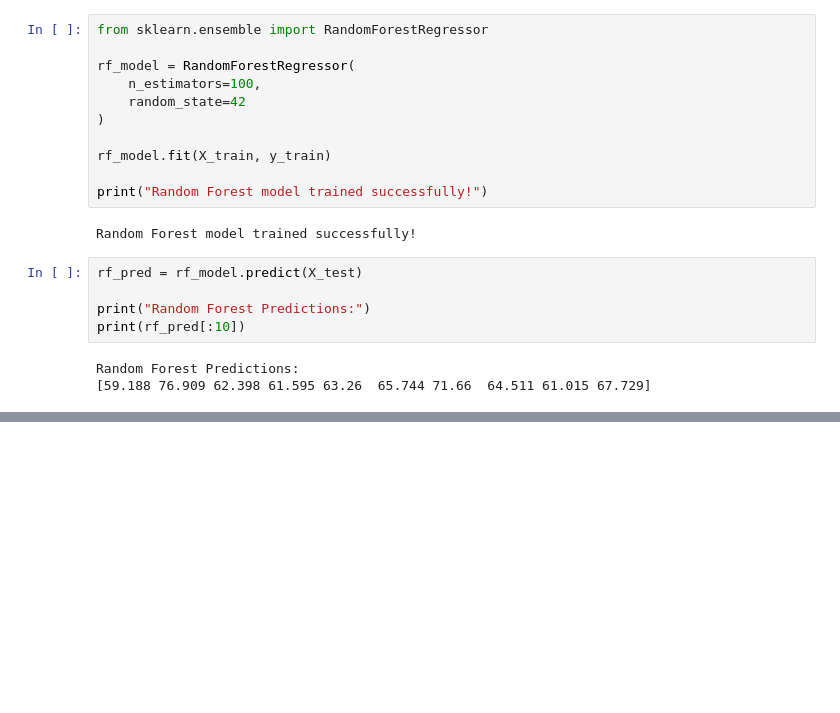
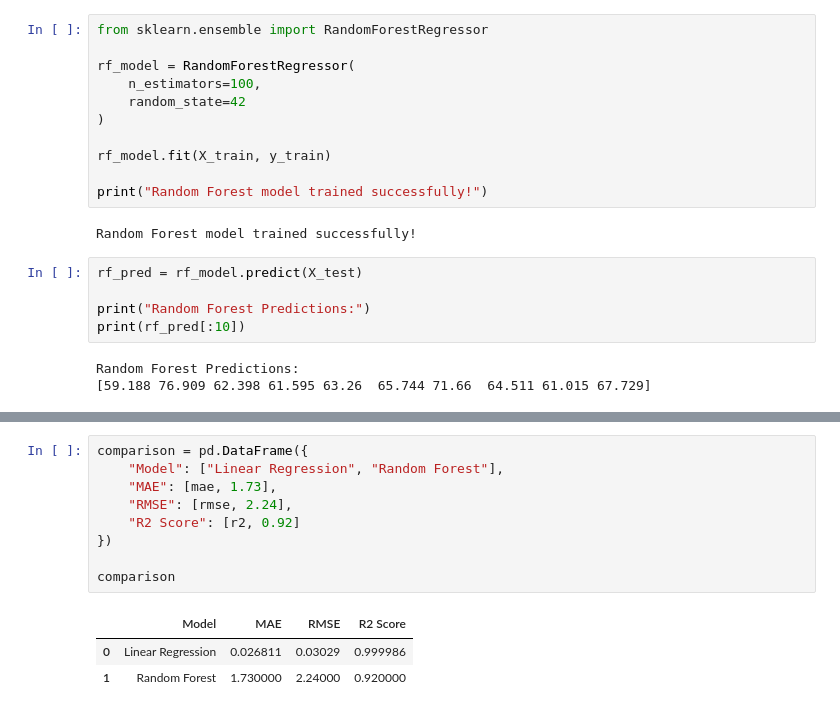
Before and after one commit to Dilini8888/student-performance-prediction, a Jupyter notebook: Student_Performance_Prediction.ipynb, the cells around one changed output, grey strips where cells are left out. Drawn from its saved outputs; the diff is of its cells as text; blank space fills up the shorter version.

```diff
--- a/Student_Performance_Prediction.ipynb
+++ b/Student_Performance_Prediction.ipynb
@@ -332,0 +435,13 @@ Random Forest Predictions:
+# %%
+comparison = pd.DataFrame({
+    "Model": ["Linear Regression", "Random Forest"],
+    "MAE": [mae, 1.73],
+    "RMSE": [rmse, 2.24],
+    "R2 Score": [r2, 0.92]
+})
+
+comparison
+# %% [output]
+|  | Model | MAE | RMSE | R2 Score |
+| 0 | Linear Regression | 0.026811 | 0.03029 | 0.999986 |
+| 1 | Random Forest | 1.730000 | 2.24000 | 0.920000 |
```
Also changed, not shown: parts of 7 cells of this notebook.
